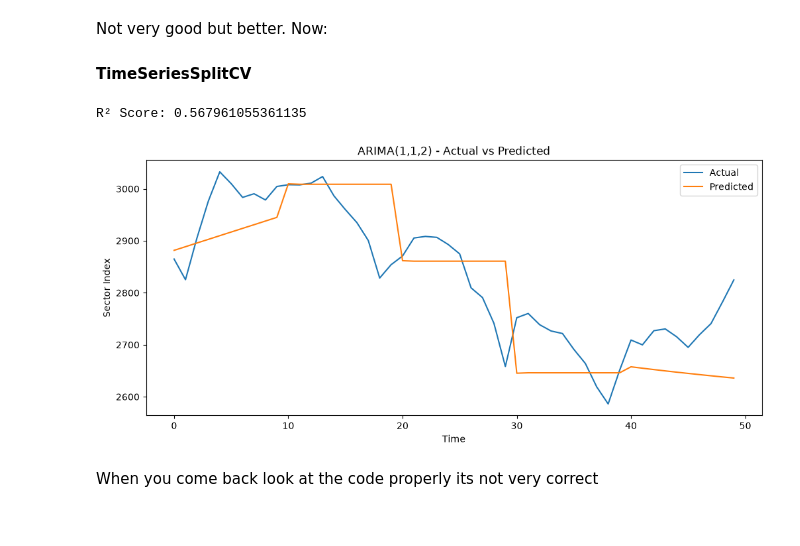
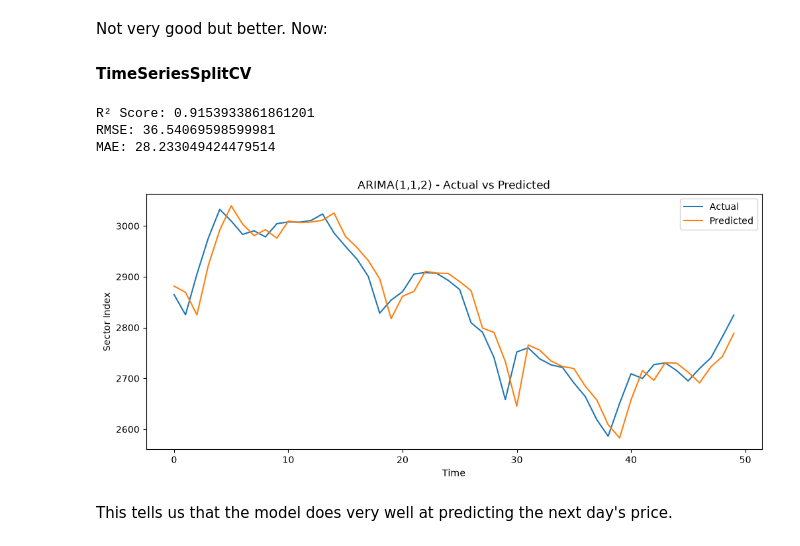
Before and after one commit to Udeani4/SectorLevel_StockPerformance_Predictoion, a Jupyter notebook: time_series_applied/finance_sec_ts_UNIVARIATE_ARIMA.ipynb, the cells around one changed output. Cells and saved outputs as stored; diff of their text form; code cells hidden in the pictures.

Commit message:
progress, but still using trending data

```diff
--- a/time_series_applied/finance_sec_ts_UNIVARIATE_ARIMA.ipynb
+++ b/time_series_applied/finance_sec_ts_UNIVARIATE_ARIMA.ipynb
@@ -366,53 +366,78 @@ Not very good but better. Now:
 # %%
 from statsmodels.tsa.arima.model import ARIMA
 from sklearn.model_selection import TimeSeriesSplit
-from sklearn.metrics import r2_score
+from sklearn.metrics import r2_score, mean_absolute_error,mean_squared_error
 import numpy as np
 import matplotlib.pyplot as plt
+
+data_array = fin_data['sector_index'].to_numpy().reshape(-1, 1)
 
 tscv = TimeSeriesSplit(test_size=10)
 
 actual = []
 predicted = []
 
+steps = 10
+
 for train_index, test_index in tscv.split(data_array):
 
     train = data_array[train_index]
     test = data_array[test_index]
 
-    # Train ARIMA(1,1,2)
-    model = ARIMA(train, order=(1, 1, 2))
-    results = model.fit()
+    # Keep the original test values
+    test_original = test.copy()
 
-    # Forecast the entire 10-observation test period
-    forecast = results.forecast(steps=len(test))
+    for step in range(steps):
 
-    actual.extend(test)
-    predicted.extend(forecast)
+        # Train ARIMA(1,1,2)
+        model = ARIMA(train, order=(1, 1, 2))
+        results = model.fit()
+
+        # One-step-ahead forecast
+        forecast = results.forecast(steps=1)[0]
+
+        predicted.append(forecast)
+
+        # Add actual observation to training data
+        train = np.concatenate(
+            (train, test[0:1])
+        )
+
+        # Remove the observation we just predicted
+        test = test[1:]
+
+    # Store the original actual values
+    actual.extend(test_original)
 
 # Convert to arrays
 actual = np.array(actual)
 predicted = np.array(predicted)
 
 # R² across all test observations
 r2 = r2_score(actual, predicted)
+rmse = np.sqrt(mean_squared_error(actual, predicted))
+mae = mean_absolute_error(actual, predicted)
 
 print("R² Score:", r2)
+print("RMSE:", rmse)
+print("MAE:", mae)
 
 # Plot
 plt.figure(figsize=(12, 5))
 
 plt.plot(actual, label="Actual")
 plt.plot(predicted, label="Predicted")
 
 plt.xlabel("Time")
 plt.ylabel("Sector Index")
 plt.title("ARIMA(1,1,2) - Actual vs Predicted")
 plt.legend()
 
 plt.show()
 # %% [output]
-R² Score: 0.567961055361135
+R² Score: 0.9153933861861201
+RMSE: 36.54069598599981
+MAE: 28.233049424479514
-[figure, old version]
+[figure, new version]
 # %% [markdown]
-When you come back look at the code properly its not very correct
+This tells us that the model does very well at predicting the next day's price.
```
Also changed, not shown: parts of 3 cells of this notebook.
